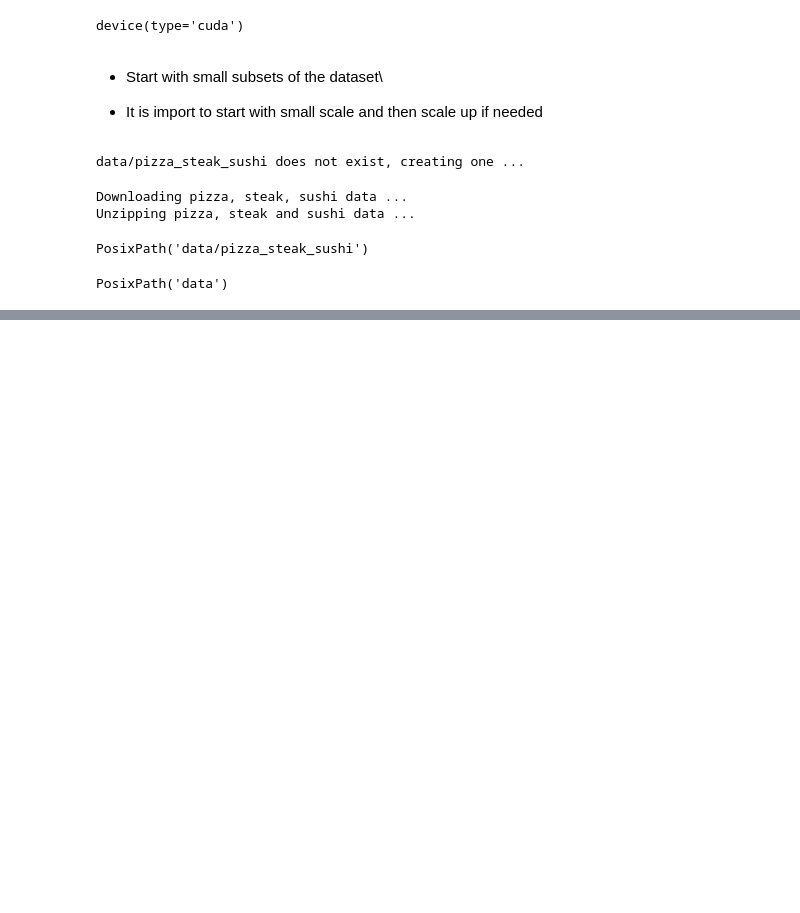
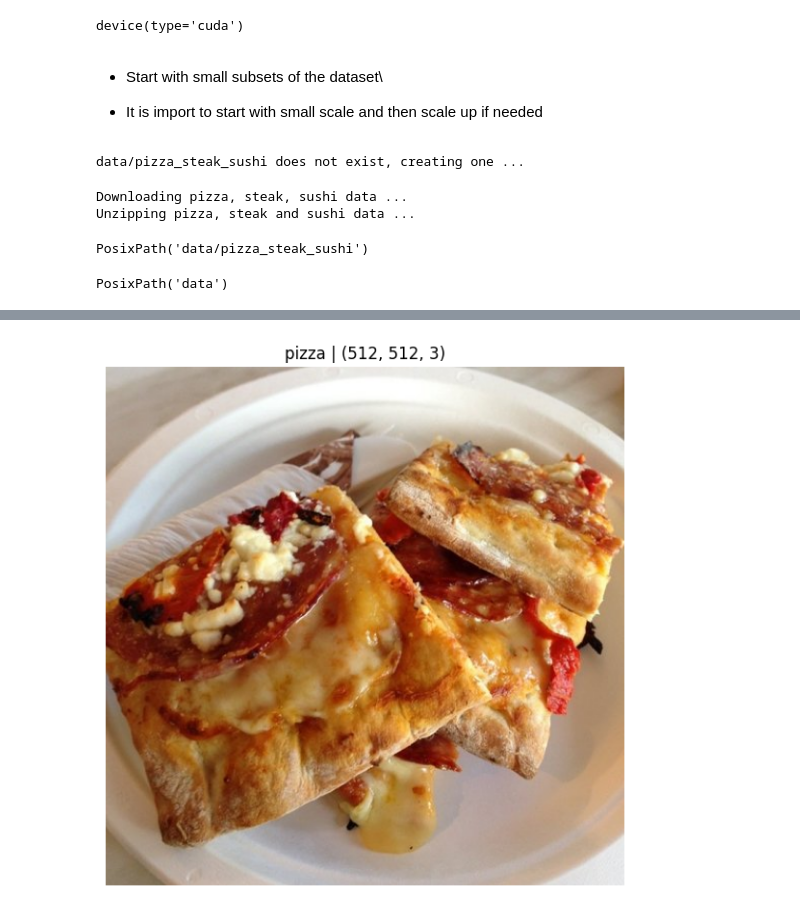
Before and after one commit to 00015775/learning-lab, a Jupyter notebook: pytorch/notebooks/04_youtube_pytorch.ipynb, the cells around one changed output, grey strips where cells are left out. Saved outputs shown, nothing was run; the diff lists cells and outputs as text; code cells hidden in the pictures; blank space fills up the shorter version.

```diff
--- a/pytorch/notebooks/04_youtube_pytorch.ipynb
+++ b/pytorch/notebooks/04_youtube_pytorch.ipynb
@@ -91,0 +171,14 @@ PosixPath('data')
+# %%
+import numpy as np
+import matplotlib.pyplot as plt
+
+
+img_as_array = np.asarray(img)
+plt.figure(figsize=(10,7))
+
+plt.imshow(img_as_array)
+plt.title(f"{image_class} | {img_as_array.shape}")
+plt.axis(False)
+plt.show()
+# %% [output]
+[figure, added]
```
Also changed, not shown: parts of 64 cells of this notebook.
